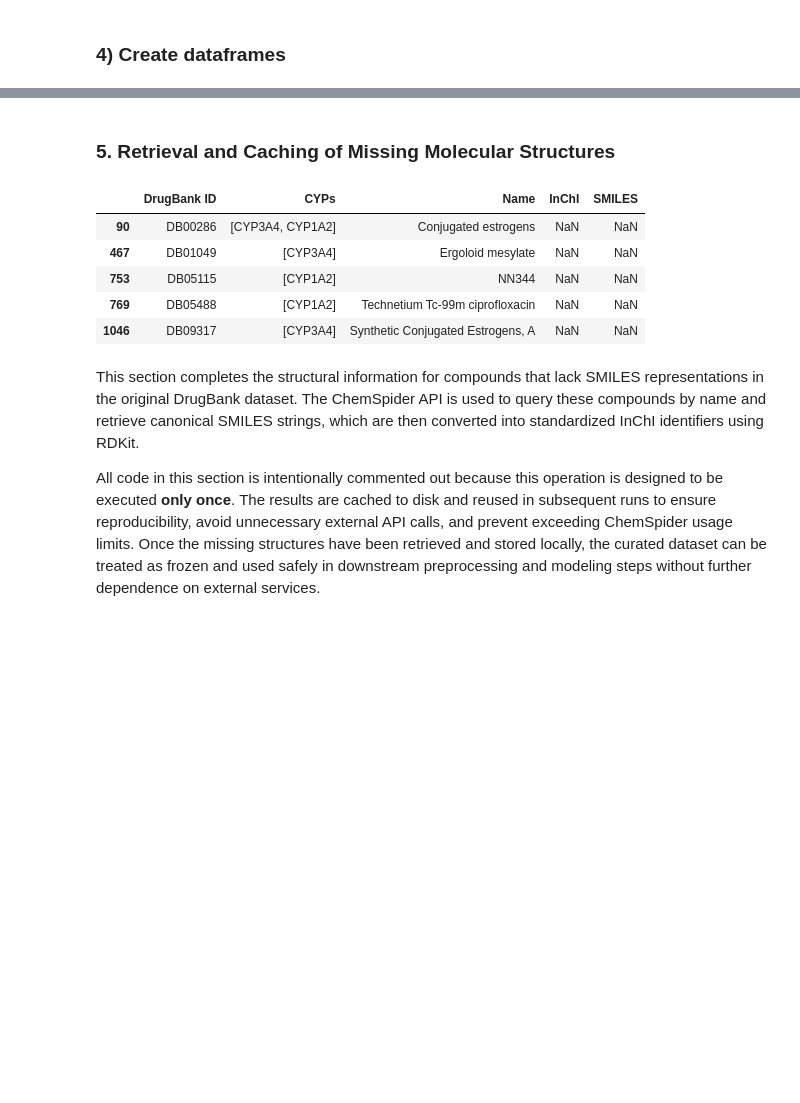
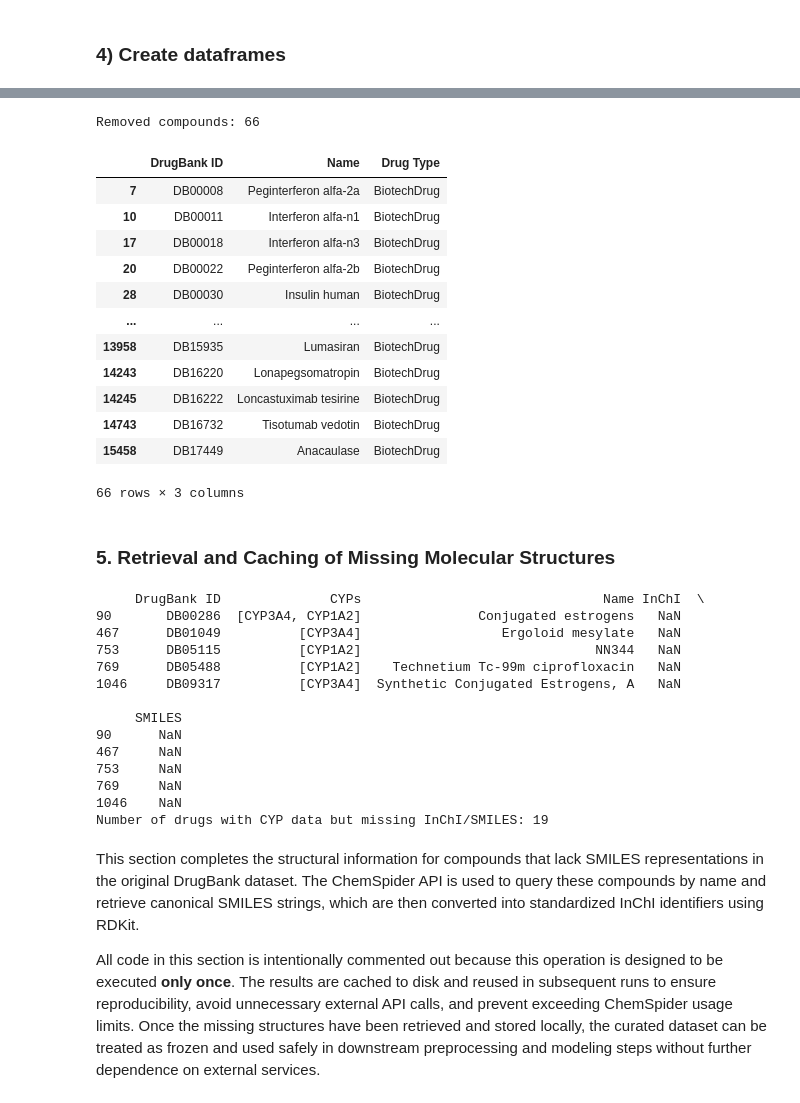
Before and after one commit to grobles17/IMF_TFM_Drug_Metabolism, a Jupyter notebook: Memorias/drug_db_notebook.ipynb, the cells around one changed output, grey strips where cells are left out. Saved outputs shown, nothing was run; the diff lists cells and outputs as text; code cells hidden in the pictures; blank space fills up the shorter version.

```diff
--- a/Memorias/drug_db_notebook.ipynb
+++ b/Memorias/drug_db_notebook.ipynb
@@ -175,15 +178,58 @@ df_cyps_smd.describe()
+# %%
+# DrugBank IDs present before filtering
+all_cyp_ids = set(df_cyps["DrugBank ID"])
+
+# Valid small molecule IDs
+small_molecule_set = set(small_molecule_ids)
+
+# IDs removed by the filtering step
+removed_ids = all_cyp_ids - small_molecule_set
+
+print(f"Removed compounds: {len(removed_ids)}")
+removed_compounds = df_cyps[
+    df_cyps["DrugBank ID"].isin(removed_ids)
+]
+
+csvfile_drugs.loc[
+    csvfile_drugs["DrugBank ID"].isin(removed_ids),
+    ["DrugBank ID", "Name", "Drug Type"]
+].drop_duplicates()
+# %% [output]
+Removed compounds: 66
+|  | DrugBank ID | Name | Drug Type |
+| 7 | DB00008 | Peginterferon alfa-2a | BiotechDrug |
+| 10 | DB00011 | Interferon alfa-n1 | BiotechDrug |
+| 17 | DB00018 | Interferon alfa-n3 | BiotechDrug |
+| 20 | DB00022 | Peginterferon alfa-2b | BiotechDrug |
+| 28 | DB00030 | Insulin human | BiotechDrug |
+| ... | ... | ... | ... |
+| 13958 | DB15935 | Lumasiran | BiotechDrug |
+| 14243 | DB16220 | Lonapegsomatropin | BiotechDrug |
+| 14245 | DB16222 | Loncastuximab tesirine | BiotechDrug |
+| 14743 | DB16732 | Tisotumab vedotin | BiotechDrug |
+| 15458 | DB17449 | Anacaulase | BiotechDrug |
+66 rows × 3 columns
 # %% [markdown]
 ### 5. Retrieval and Caching of Missing Molecular Structures
 # %%
 missing_structures = df_cyps_smd.loc[df_cyps_smd["InChI"].isnull()]
-missing_structures.head()
+print(missing_structures.head())
+print(f"Number of drugs with CYP data but missing InChI/SMILES: {len(missing_structures)}")
 # %% [output]
-|  | DrugBank ID | CYPs | Name | InChI | SMILES |
-| 90 | DB00286 | [CYP3A4, CYP1A2] | Conjugated estrogens | NaN | NaN |
-| 467 | DB01049 | [CYP3A4] | Ergoloid mesylate | NaN | NaN |
-| 753 | DB05115 | [CYP1A2] | NN344 | NaN | NaN |
-| 769 | DB05488 | [CYP1A2] | Technetium Tc-99m ciprofloxacin | NaN | NaN |
-| 1046 | DB09317 | [CYP3A4] | Synthetic Conjugated Estrogens, A | NaN | NaN |
+     DrugBank ID              CYPs                               Name InChI  \
+90       DB00286  [CYP3A4, CYP1A2]               Conjugated estrogens   NaN
+467      DB01049          [CYP3A4]                  Ergoloid mesylate   NaN
+753      DB05115          [CYP1A2]                              NN344   NaN
+769      DB05488          [CYP1A2]    Technetium Tc-99m ciprofloxacin   NaN
+1046     DB09317          [CYP3A4]  Synthetic Conjugated Estrogens, A   NaN
+
+     SMILES
+90      NaN
+467     NaN
+753     NaN
+769     NaN
+1046    NaN
+Number of drugs with CYP data but missing InChI/SMILES: 19
 # %% [markdown]
 This section completes the structural information for compounds that lack SMILES representations in the original DrugBank dataset. The ChemSpider API is used to query these compounds by name and retrieve canonical SMILES strings, which are then converted into standardized InChI identifiers using RDKit.
 
```
Also changed, not shown: parts of 9 cells of this notebook, 10 other files.
